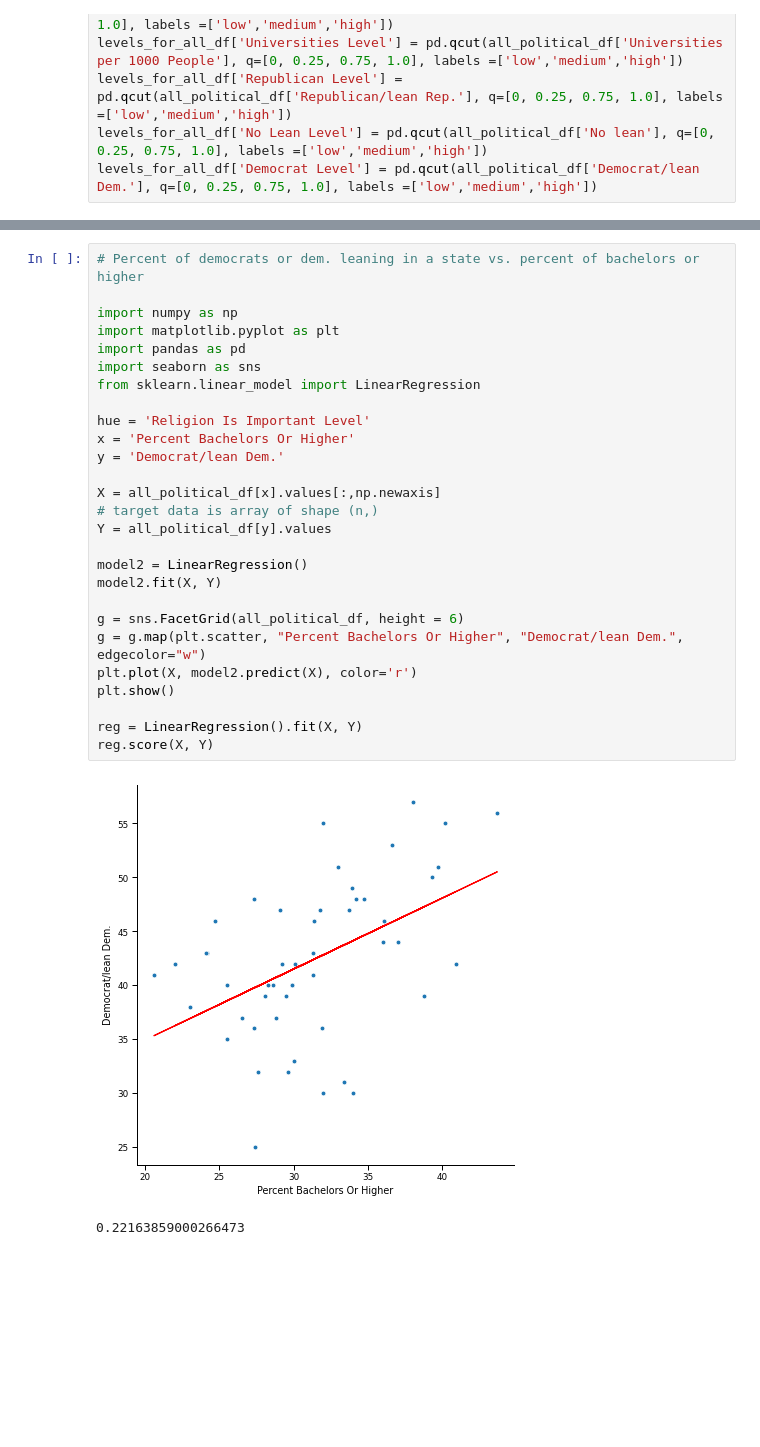
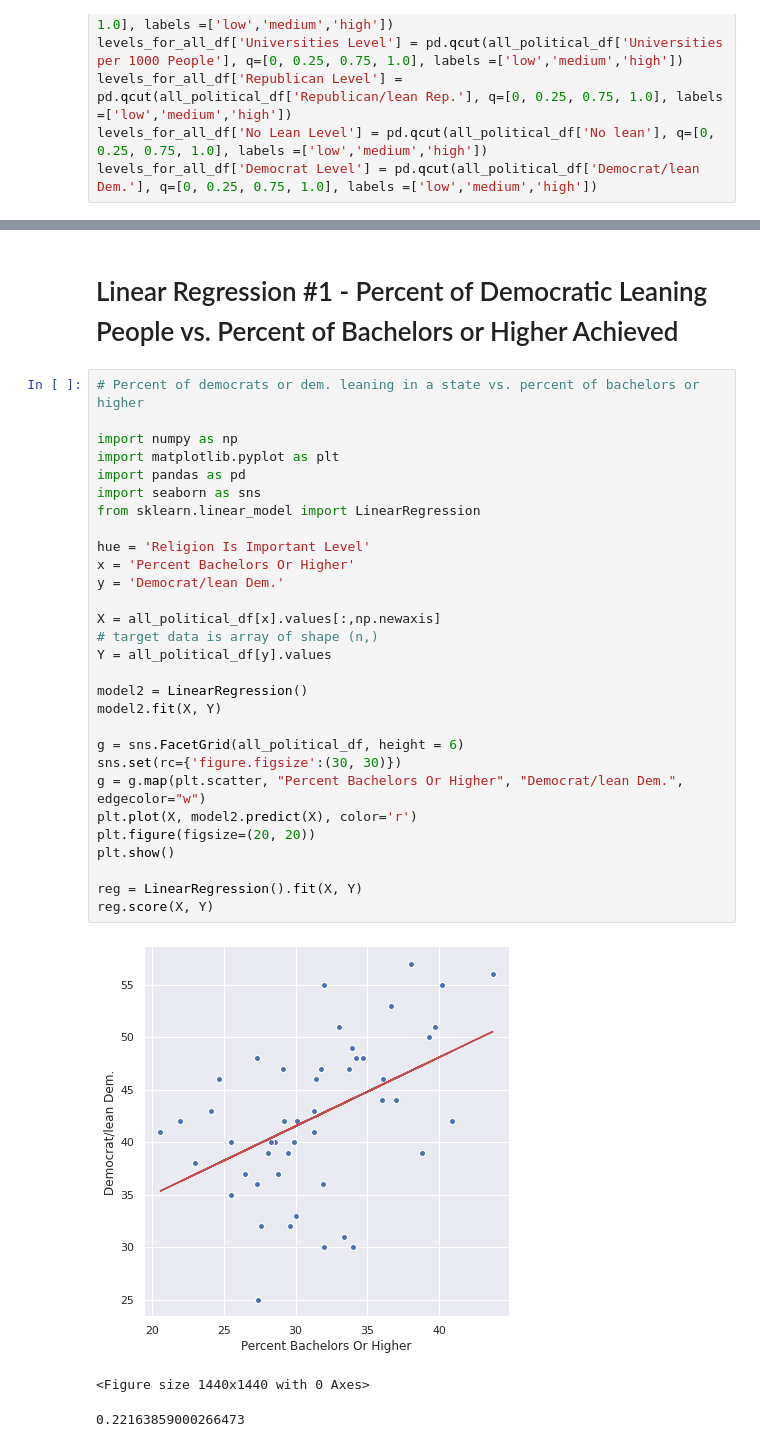
Before and after one commit to kirakirakira/Code-Louisville-Data-Science-Project, a Jupyter notebook: Education and Religion.ipynb, the cells around one changed output, grey strips where cells are left out. Saved outputs shown, nothing was run; the diff lists cells and outputs as text; blank space fills up the shorter version.

```diff
--- a/Education and Religion.ipynb
+++ b/Education and Religion.ipynb
@@ -687,30 +657,35 @@ scatterplot(all_political_df[x], all_political_df[y], x, y, hue)
+# %% [markdown]
+# Linear Regression #1 - Percent of Democratic Leaning People vs. Percent of Bachelors or Higher Achieved
 # %%
 # Percent of democrats or dem. leaning in a state vs. percent of bachelors or higher
 
 import numpy as np
 import matplotlib.pyplot as plt
 import pandas as pd
 import seaborn as sns
 from sklearn.linear_model import LinearRegression
 
 hue = 'Religion Is Important Level'
 x = 'Percent Bachelors Or Higher'
 y = 'Democrat/lean Dem.'
 
 X = all_political_df[x].values[:,np.newaxis]
 # target data is array of shape (n,)
 Y = all_political_df[y].values
 
 model2 = LinearRegression()
 model2.fit(X, Y)
 
 g = sns.FacetGrid(all_political_df, height = 6)
+sns.set(rc={'figure.figsize':(30, 30)})
 g = g.map(plt.scatter, "Percent Bachelors Or Higher", "Democrat/lean Dem.", edgecolor="w")
 plt.plot(X, model2.predict(X), color='r')
+plt.figure(figsize=(20, 20))
 plt.show()
 
 reg = LinearRegression().fit(X, Y)
 reg.score(X, Y)
 # %% [output]
-[figure, old version]
+[figure, new version]
-0.22163859000266473
+<Figure size 1440x1440 with 0 Axes>
+0.22163859000266473
```
Also changed, not shown: parts of 17 cells of this notebook.
